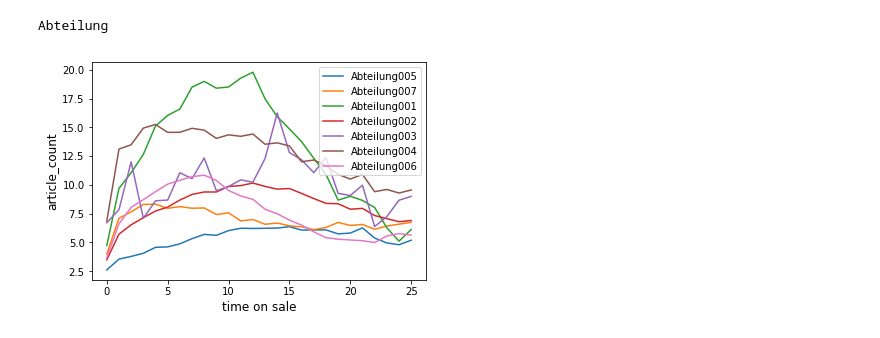
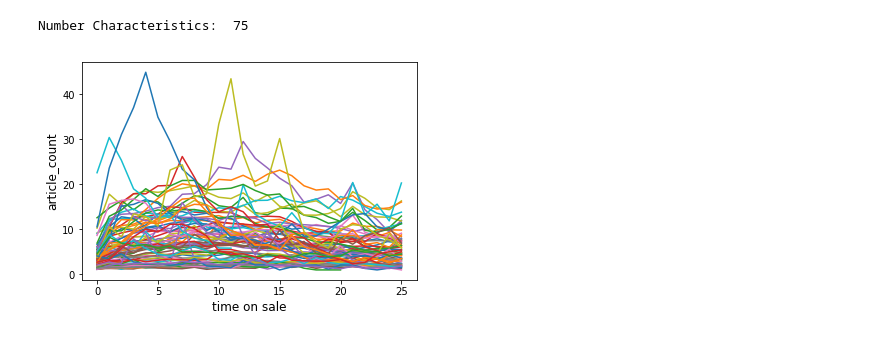
Before and after one commit to indyfree/tailor, a Jupyter notebook: notebooks/06-cluster-feature.ipynb, the cells around one changed output. Drawn from its saved outputs; the diff is of its cells as text; code cells hidden in the pictures.

```diff
--- a/notebooks/06-cluster-feature.ipynb
+++ b/notebooks/06-cluster-feature.ipynb
@@ -17,10 +16,10 @@ from tailor.visualization import plot_article_history, plot_feature_history
 # %%
 df = tailor.load_data()
 # %%
-feats = ['color', 'brand', 'Abteilung', 'WHG', 'WUG', 'season']
-
-r_feats = rank_features(df, distance.euclidean, feats, 'article_count')
-print(r_feats)
+feats = ['color', 'brand', 'Abteilung', 'WHG', 'WUG', 'season', 'month']
+ranked_features = ranking.rank_features(df, distance.euclidean, feats, 'article_count')
+print(ranked_features)
+feat = 'brand'
 # %% [output]
 Abteilung    1.098196
 brand        0.256130
@@ -32,7 +38,6 @@ dtype: float64
 # %%
-feat = r_feats.index[0]
-print(feat)
-plot_feature_history(df, feat, 'article_count');
+print("Number Characteristics: ", len(df[feat].unique()))
+plot_feature_history(df, feat, 'article_count', False);
 # %% [output]
-Abteilung
+Number Characteristics:  75
-[figure, old version]
+[figure, new version]
```
Also changed, not shown: parts of 21 cells of this notebook, 1 other file.
